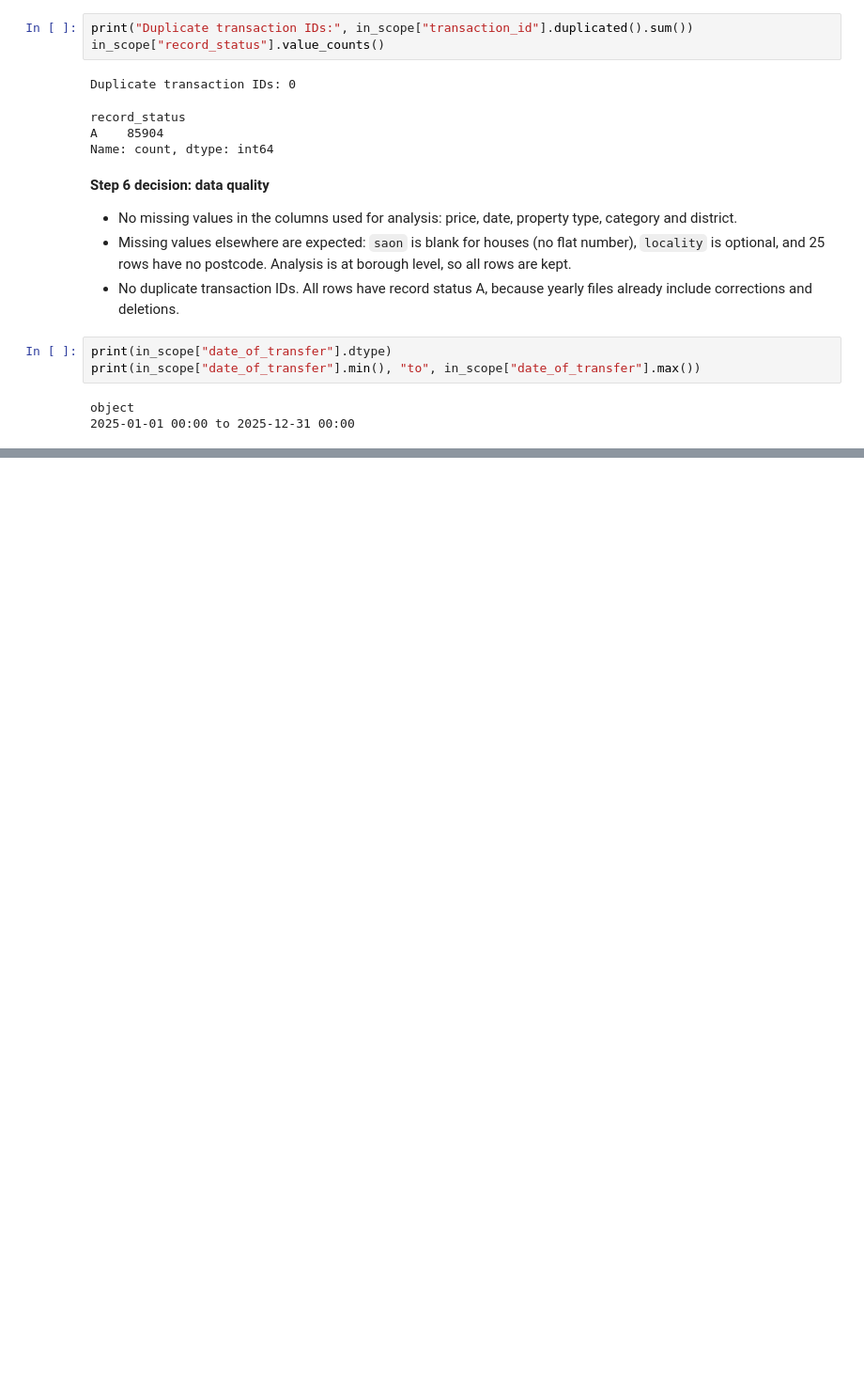
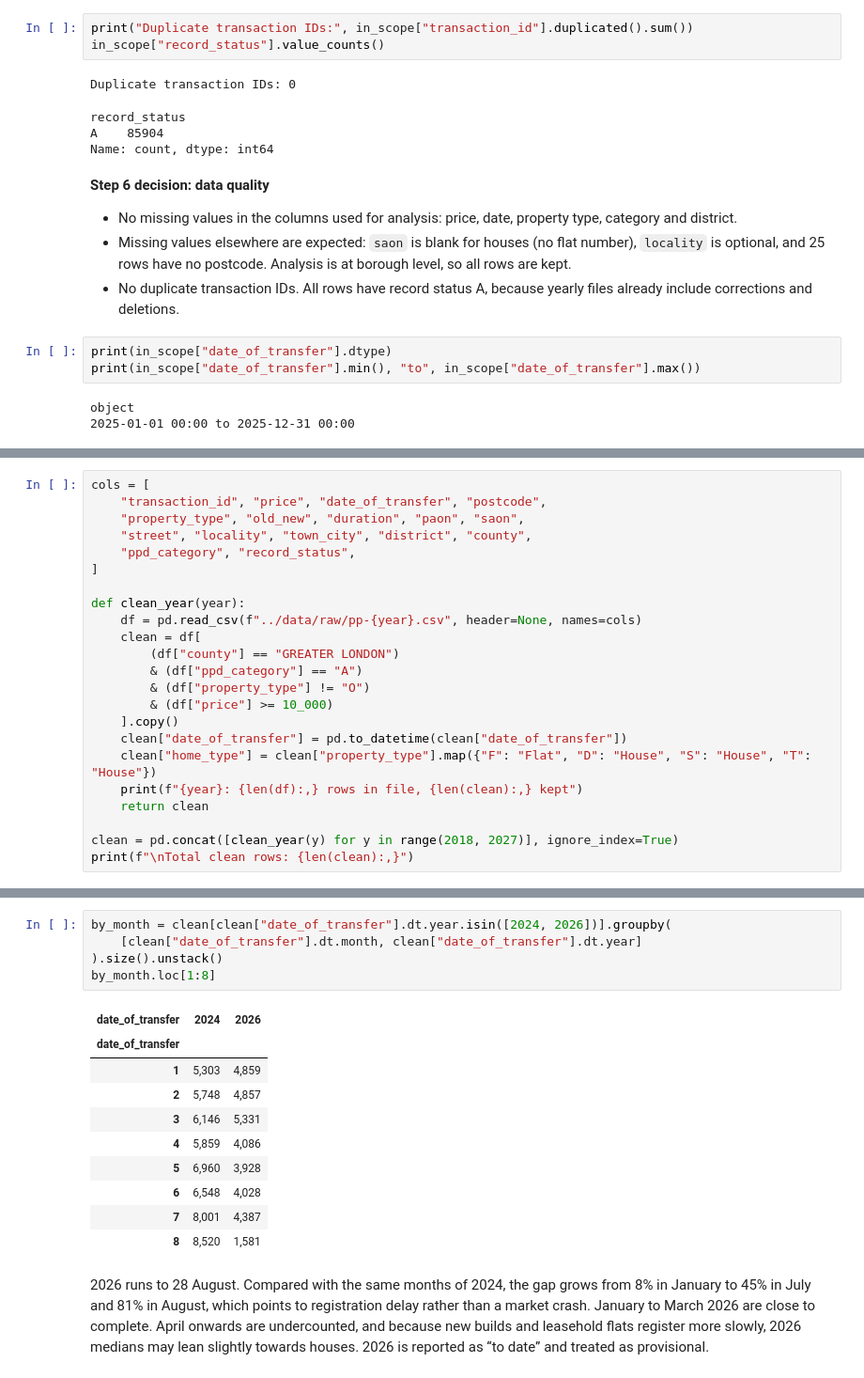
Before and after one commit to TahaJomehpour1/london-housing-affordability, a Jupyter notebook: notebooks/London_housing.ipynb, the cells around one changed output, grey strips where cells are left out. Shown at 94% size. Saved outputs shown, nothing was run; the diff lists cells and outputs as text; blank space fills up the shorter version.

```diff
--- a/notebooks/London_housing.ipynb
+++ b/notebooks/London_housing.ipynb
@@ -459,0 +488,23 @@ See the caveats in the documentation: https://pandas.pydata.org/pandas-docs/stab
+# %%
+cols = [
+    "transaction_id", "price", "date_of_transfer", "postcode",
+    "property_type", "old_new", "duration", "paon", "saon",
+    "street", "locality", "town_city", "district", "county",
+    "ppd_category", "record_status",
+]
+
+def clean_year(year):
+    df = pd.read_csv(f"../data/raw/pp-{year}.csv", header=None, names=cols)
+    clean = df[
+        (df["county"] == "GREATER LONDON")
+        & (df["ppd_category"] == "A")
+        & (df["property_type"] != "O")
+        & (df["price"] >= 10_000)
+    ].copy()
+    clean["date_of_transfer"] = pd.to_datetime(clean["date_of_transfer"])
+    clean["home_type"] = clean["property_type"].map({"F": "Flat", "D": "House", "S": "House", "T": "House"})
+    print(f"{year}: {len(df):,} rows in file, {len(clean):,} kept")
+    return clean
+
+clean = pd.concat([clean_year(y) for y in range(2018, 2027)], ignore_index=True)
+print(f"\nTotal clean rows: {len(clean):,}")
@@ -459,0 +556,18 @@ See the caveats in the documentation: https://pandas.pydata.org/pandas-docs/stab
+# %%
+by_month = clean[clean["date_of_transfer"].dt.year.isin([2024, 2026])].groupby(
+    [clean["date_of_transfer"].dt.month, clean["date_of_transfer"].dt.year]
+).size().unstack()
+by_month.loc[1:8]
+# %% [output]
+| date_of_transfer | 2024 | 2026 |
+| date_of_transfer |  |  |
+| 1 | 5,303 | 4,859 |
+| 2 | 5,748 | 4,857 |
+| 3 | 6,146 | 5,331 |
+| 4 | 5,859 | 4,086 |
+| 5 | 6,960 | 3,928 |
+| 6 | 6,548 | 4,028 |
+| 7 | 8,001 | 4,387 |
+| 8 | 8,520 | 1,581 |
+# %% [markdown]
+2026 runs to 28 August. Compared with the same months of 2024, the gap grows from 8% in January to 45% in July and 81% in August, which points to registration delay rather than a market crash. January to March 2026 are close to complete. April onwards are undercounted, and because new builds and leasehold flats register more slowly, 2026 medians may lean slightly towards houses. 2026 is reported as “to date” and treated as provisional.
```
Also changed, not shown: parts of 26 cells of this notebook, 2 other files.
